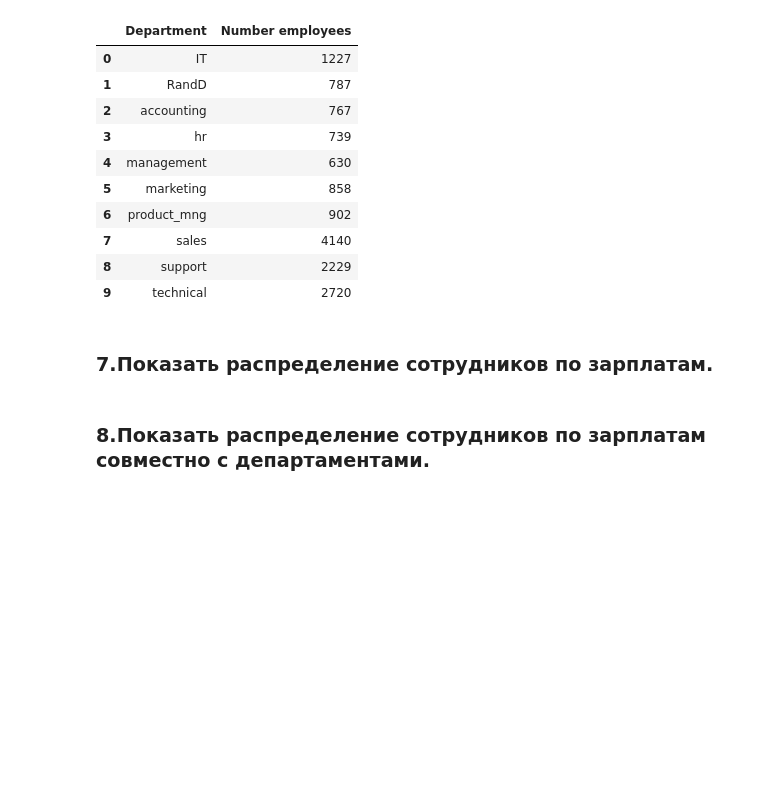
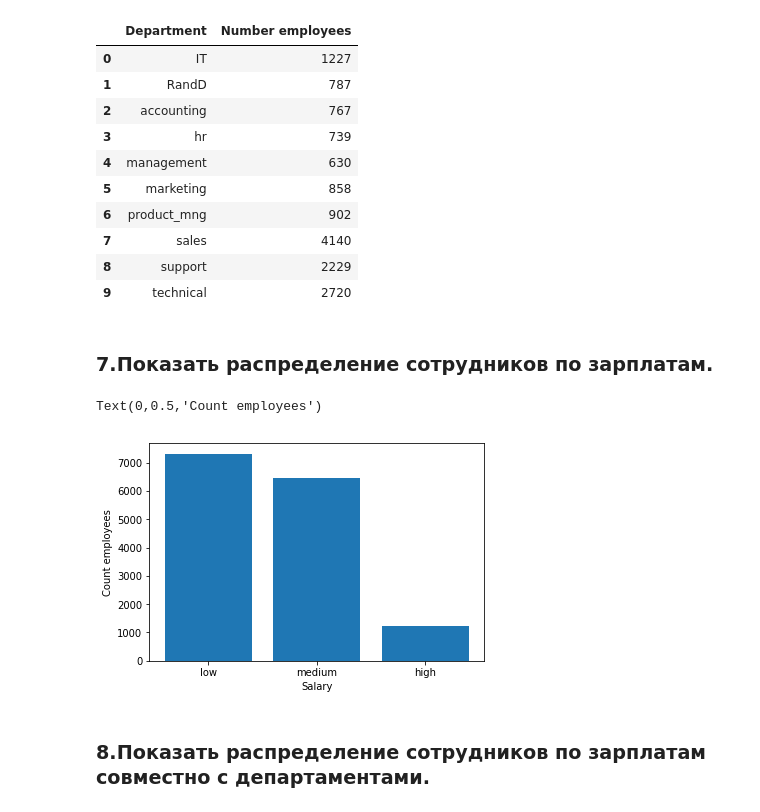
Before and after one commit to AlexeevVl/PythonHomework, a Jupyter notebook: Final_work.ipynb, the cells around one changed output. Drawn from its saved outputs; the diff is of its cells as text; code cells hidden in the pictures; blank space fills up the shorter version.

```diff
--- a/Final_work.ipynb
+++ b/Final_work.ipynb
@@ -81,5 +81,12 @@ department_stat
 | 9 | technical | 2720 |
 # %% [markdown]
 ### 7.Показать распределение сотрудников по зарплатам.
+# %%
+plt.bar(data_hr["salary"].value_counts().index,data_hr["salary"].value_counts())
+plt.xlabel("Salary")
+plt.ylabel("Count employees")
+# %% [output]
+Text(0,0.5,'Count employees')
+[figure, added]
 # %% [markdown]
 ### 8.Показать распределение сотрудников по зарплатам совместно с департаментами.
```
Also changed, not shown: parts of 1 cell of this notebook.
